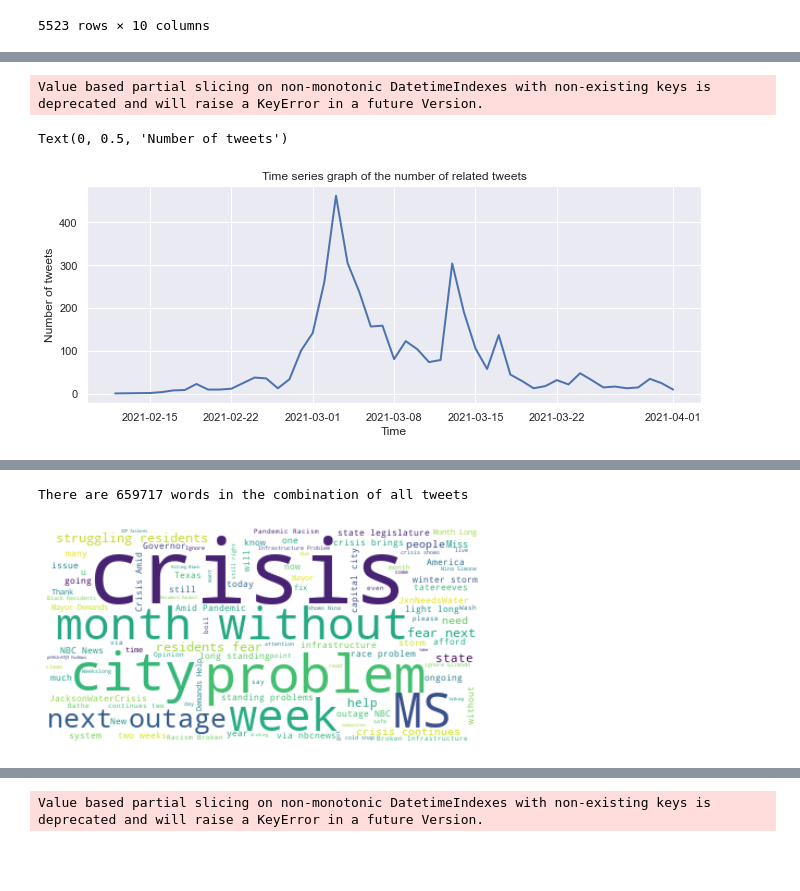
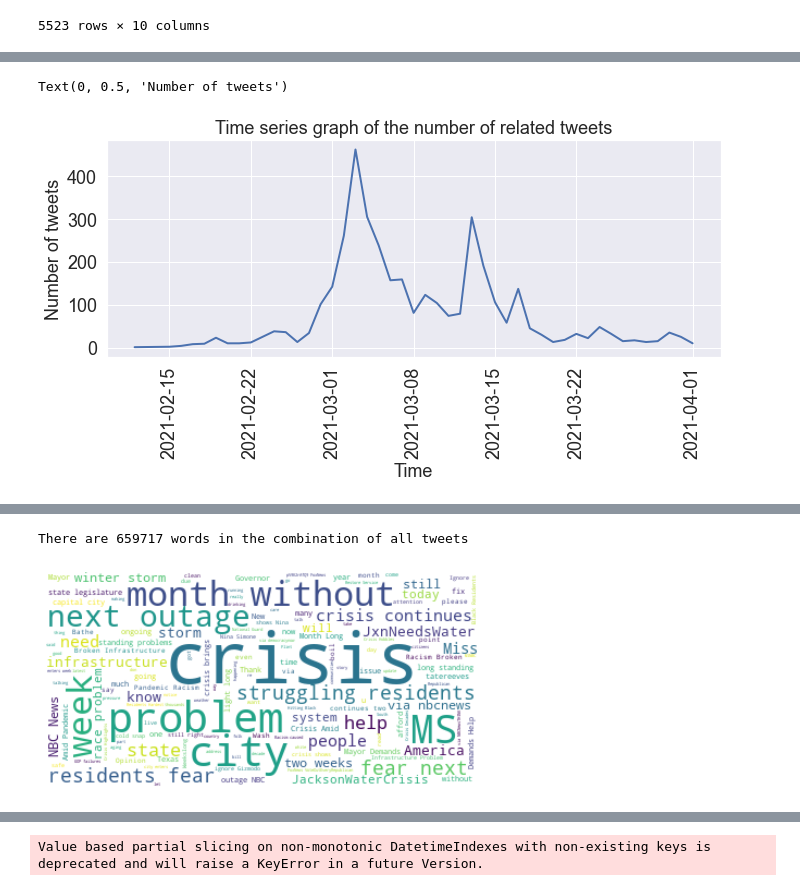
Before and after one commit to rishabhstha/JacksonWaterCrisisAnalysisML, a Jupyter notebook: tweets.ipynb, the cells around one changed output, grey strips where cells are left out. Saved outputs shown, nothing was run; the diff lists cells and outputs as text; code cells hidden in the pictures; blank space fills up the shorter version.

Commit message:
Changed visualizations

```diff
--- a/tweets.ipynb
+++ b/tweets.ipynb
@@ -133,7 +133,7 @@ df_JWC
 df_JWC=df_JWC.drop_duplicates(subset="Tweet Id")
 # %%
 #df_JWC.to_csv("JWC_alltweets.csv")
-df_JWC=pd.read_csv("JWC_alltweets.csv")
+df_JWC=pd.read_csv("data/JWC_alltweets.csv")
 # %%
 #Timeseries analysis
 df_JWC['Datetime']=pd.to_datetime(df_JWC['Datetime'])
@@ -159,15 +160,16 @@ df_JWC
 # %%
 df_JWC_plot=df_JWC.loc['2021-02-10':'2021-04-01']
 df_JWC_plot=df_JWC_plot.groupby('Date').count()
 sns.set(rc={'figure.figsize':(11, 4)})
 df_JWC_plot['Text'].plot(linewidth=2)
-plt.title("Time series graph of the number of related tweets")
-plt.xlabel("Time")
-plt.ylabel("Number of tweets")
+plt.title("Time series graph of the number of related tweets",fontsize=18)
+plt.xlabel("Time",fontsize=18)
+plt.xticks(rotation=90, fontsize=18)
+plt.yticks(fontsize=18)
+plt.ylabel("Number of tweets",fontsize=18)
 # %% [output]
-Value based partial slicing on non-monotonic DatetimeIndexes with non-existing keys is deprecated and will raise a KeyError in a future Version.
+Text(0, 0.5, 'Number of tweets')
-Text(0, 0.5, 'Number of tweets')
-[figure, old version]
+[figure, new version]
 # %%
 #Number of tweets in Feb
 df_JWC_Feb=df_JWC.loc['2021-02-10':'2021-02-28']
@@ -262,7 +264,7 @@ plt.axis("off")
 plt.show()
 # %% [output]
 There are 659717 words in the combination of all tweets
-[figure, old version]
+[figure, new version]
 # %%
 #Time series graph for tweets since 2010.(?? Merge with original tweet file and then create a graph to see real number of 2021 JWC)
 
```
Also changed, not shown: parts of 2 cells of this notebook, 6 other files.
